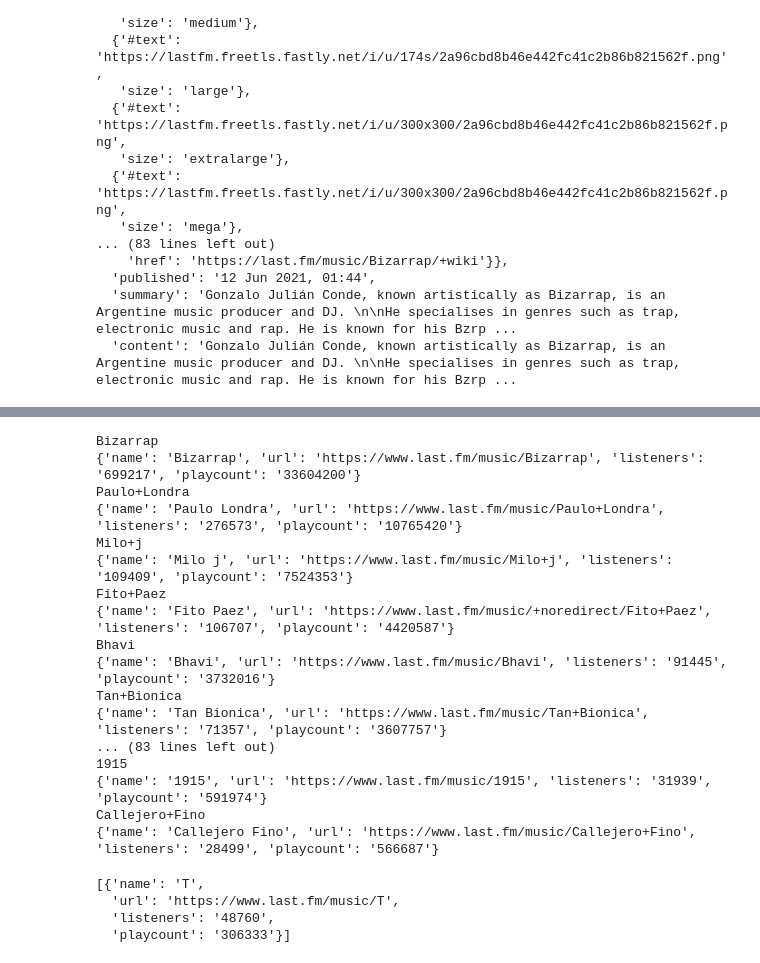
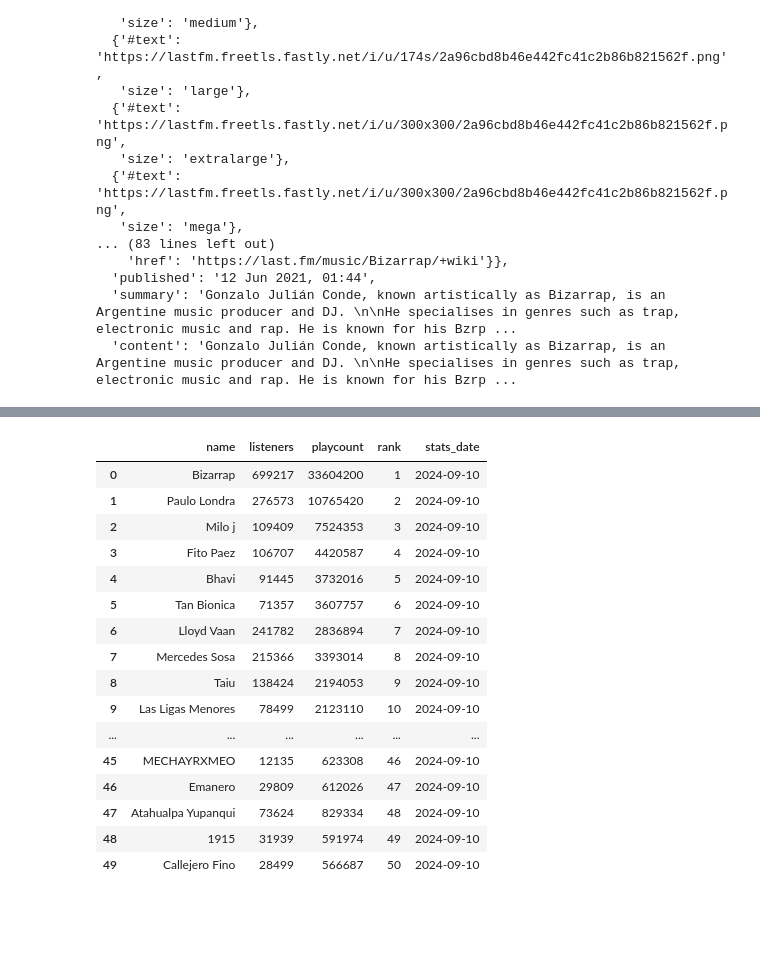
Before and after one commit to nicolas-morelli/music-dwh, a Jupyter notebook: exploration/api.ipynb, the cells around one changed output, grey strips where cells are left out. Cells and saved outputs as stored; diff of their text form; code cells hidden in the pictures; blank space fills up the shorter version.

```diff
--- a/exploration/api.ipynb
+++ b/exploration/api.ipynb
@@ -94,46 +95,43 @@ biza2
 # %%
 # TODO: Sacar fact de top temas de los artistas ELT, sacar fact de rankings ETL, sacar dim de artistas con stats
 # %%
-artistdim = []
+artistfact = []
+argartists = pd.DataFrame(requests.get(f'https://ws.audioscrobbler.com/2.0/?method=tag.getTopArtists&tag=argentina&api_key={key}&format=json').json()['topartists']['artist'])[['name', 'url', 'mbid']].reset_index(names='rank')
+argartists['rank'] = argartists['rank'] + 1
 
 for index, artist in argartists.iterrows():
-    name = artist['name'].replace(' ', '+')
-    print(name)
+    name = artist['name'].replace('&', '').replace(' ', '+')
     try:
         artist = requests.get(f'https://ws.audioscrobbler.com/2.0/?method=artist.getinfo&artist={name}&api_key={key}&format=json')
-        artist = {col: artist.json()['artist'][col] for col in artist.json()['artist'] if col in ('name', 'url', 'stats')}
+        artist = {col: artist.json()['artist'][col] for col in artist.json()['artist'] if col in ('name', 'stats')}
 
         artist['listeners'] = artist['stats']['listeners']
         artist['playcount'] = artist['stats']['playcount']
+        artist['rank'] = argartists.loc[index, 'rank']
+        artist['stats_date'] = datetime.now().strftime('%Y-%m-%d')
 
         del artist['stats']
-        print(artist)
 
-        artistdim.append(artist)
+        artistfact.append(artist)
     except:
         pass
-# %% [output]
-Bizarrap
-{'name': 'Bizarrap', 'url': 'https://www.last.fm/music/Bizarrap', 'listeners': '699217', 'playcount': '33604200'}
-Paulo+Londra
-{'name': 'Paulo Londra', 'url': 'https://www.last.fm/music/Paulo+Londra', 'listeners': '276573', 'playcount': '10765420'}
-Milo+j
-{'name': 'Milo j', 'url': 'https://www.last.fm/music/Milo+j', 'listeners': '109409', 'playcount': '7524353'}
-Fito+Paez
-{'name': 'Fito Paez', 'url': 'https://www.last.fm/music/+noredirect/Fito+Paez', 'listeners': '106707', 'playcount': '4420587'}
-Bhavi
-{'name': 'Bhavi', 'url': 'https://www.last.fm/music/Bhavi', 'listeners': '91445', 'playcount': '3732016'}
-Tan+Bionica
-{'name': 'Tan Bionica', 'url': 'https://www.last.fm/music/Tan+Bionica', 'listeners': '71357', 'playcount': '3607757'}
-... (83 lines left out)
-1915
-{'name': '1915', 'url': 'https://www.last.fm/music/1915', 'listeners': '31939', 'playcount': '591974'}
-Callejero+Fino
-{'name': 'Callejero Fino', 'url': 'https://www.last.fm/music/Callejero+Fino', 'listeners': '28499', 'playcount': '566687'}
-# %%
-artistdim
-# %% [output]
-[{'name': 'T',
-  'url': 'https://www.last.fm/music/T',
-  'listeners': '48760',
-  'playcount': '306333'}]
+# %%
+pd.DataFrame(artistfact)
+# %% [output]
+|  | name | listeners | playcount | rank | stats_date |
+| 0 | Bizarrap | 699217 | 33604200 | 1 | 2024-09-10 |
+| 1 | Paulo Londra | 276573 | 10765420 | 2 | 2024-09-10 |
+| 2 | Milo j | 109409 | 7524353 | 3 | 2024-09-10 |
+| 3 | Fito Paez | 106707 | 4420587 | 4 | 2024-09-10 |
+| 4 | Bhavi | 91445 | 3732016 | 5 | 2024-09-10 |
+| 5 | Tan Bionica | 71357 | 3607757 | 6 | 2024-09-10 |
+| 6 | Lloyd Vaan | 241782 | 2836894 | 7 | 2024-09-10 |
+| 7 | Mercedes Sosa | 215366 | 3393014 | 8 | 2024-09-10 |
+| 8 | Taiu | 138424 | 2194053 | 9 | 2024-09-10 |
+| 9 | Las Ligas Menores | 78499 | 2123110 | 10 | 2024-09-10 |
+| ... | ... | ... | ... | ... | ... |
+| 45 | MECHAYRXMEO | 12135 | 623308 | 46 | 2024-09-10 |
+| 46 | Emanero | 29809 | 612026 | 47 | 2024-09-10 |
+| 47 | Atahualpa Yupanqui | 73624 | 829334 | 48 | 2024-09-10 |
+| 48 | 1915 | 31939 | 591974 | 49 | 2024-09-10 |
+| 49 | Callejero Fino | 28499 | 566687 | 50 | 2024-09-10 |
```
Also changed, not shown: parts of 8 cells of this notebook, 1 other file.
